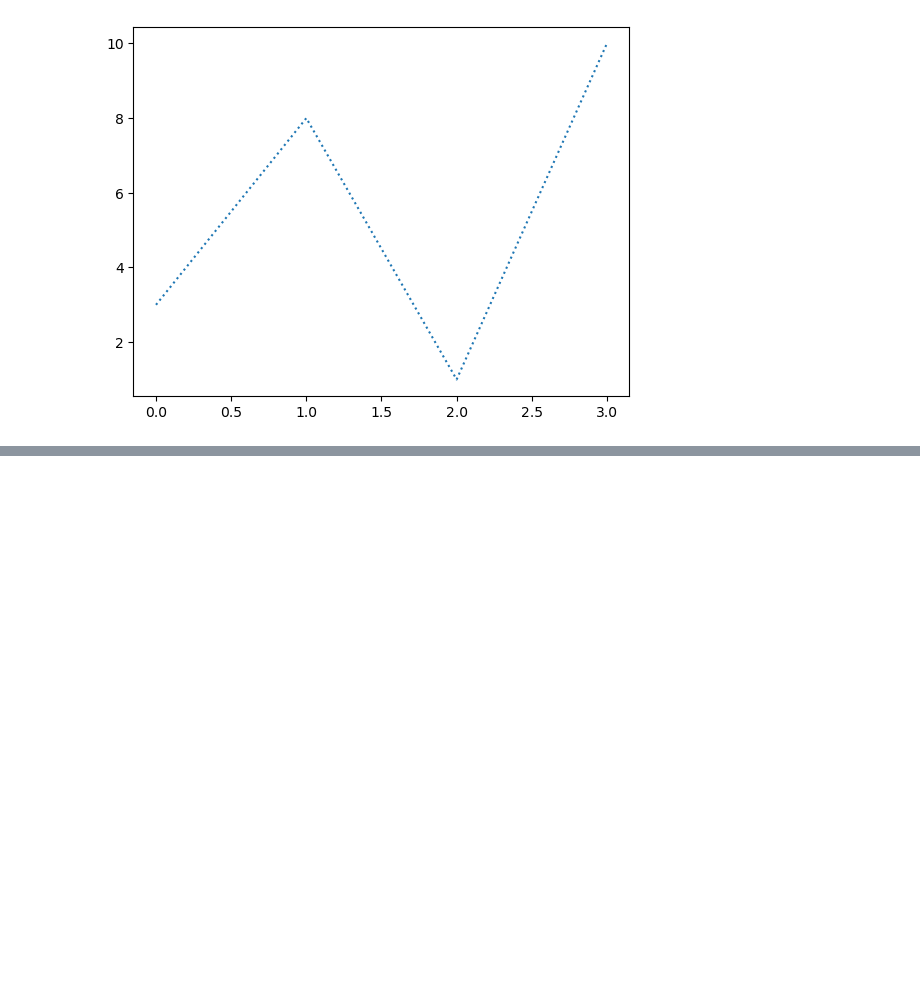
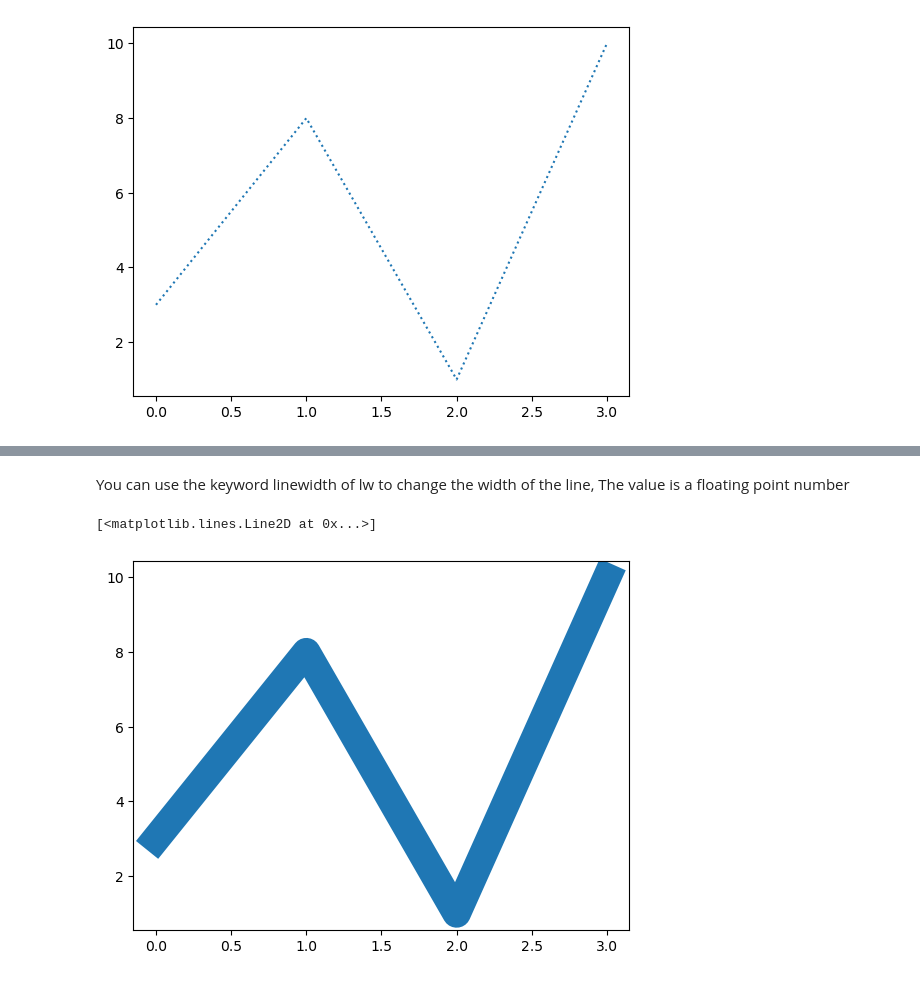
Before and after one commit to MikeCurleyCoosan/pands-mywork, a Jupyter notebook: Week8-work/matplotlib.ipynb, the cells around one changed output, grey strips where cells are left out. Cells and saved outputs as stored; diff of their text form; code cells hidden in the pictures; blank space fills up the shorter version.

Commit message:
Adding to matplotlib.ipynb in pands-mywork

```diff
--- a/Week8-work/matplotlib.ipynb
+++ b/Week8-work/matplotlib.ipynb
@@ -147,0 +157,7 @@ plt.plot(y_points, ls='dotted')
+# %% [markdown]
+You can use the keyword linewidth of lw to change the width of the line, The value is a floating point number
+# %%
+plt.plot(y_points, lw=20.5)
+# %% [output]
+[<matplotlib.lines.Line2D at 0x...>]
+[figure, added]
```
Also changed, not shown: parts of 15 cells of this notebook.
